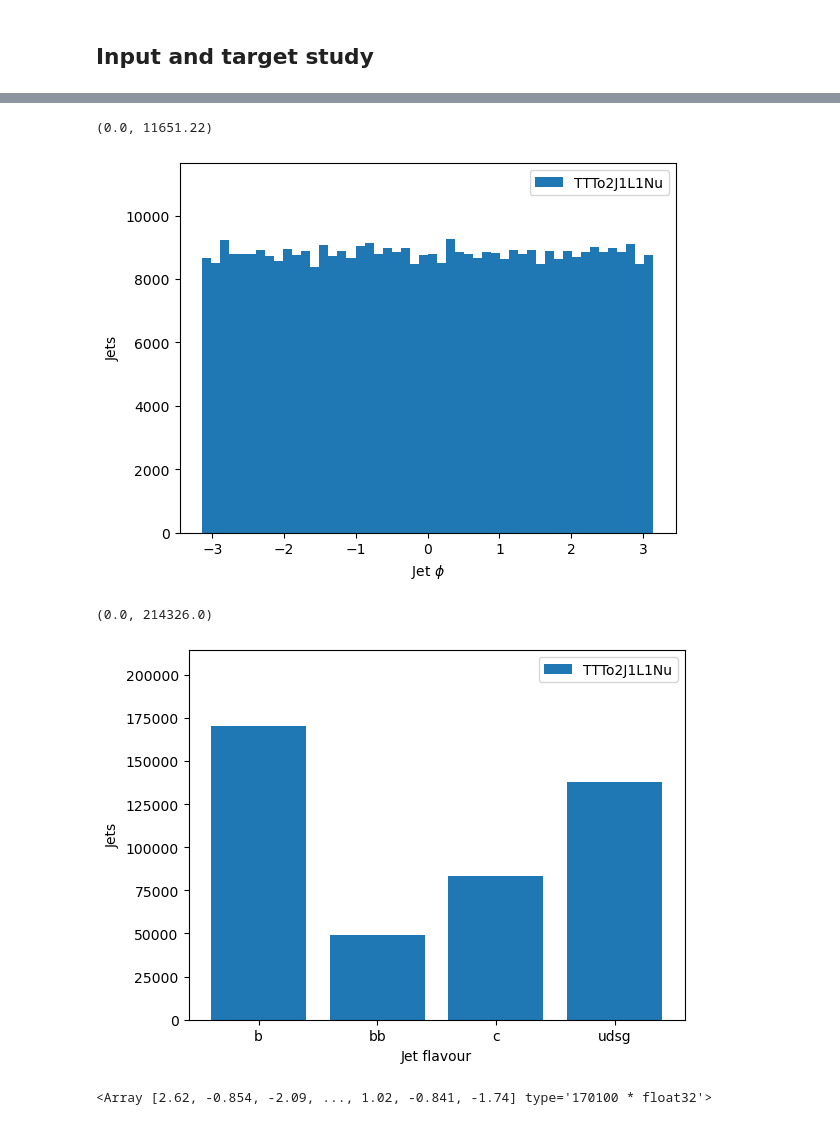
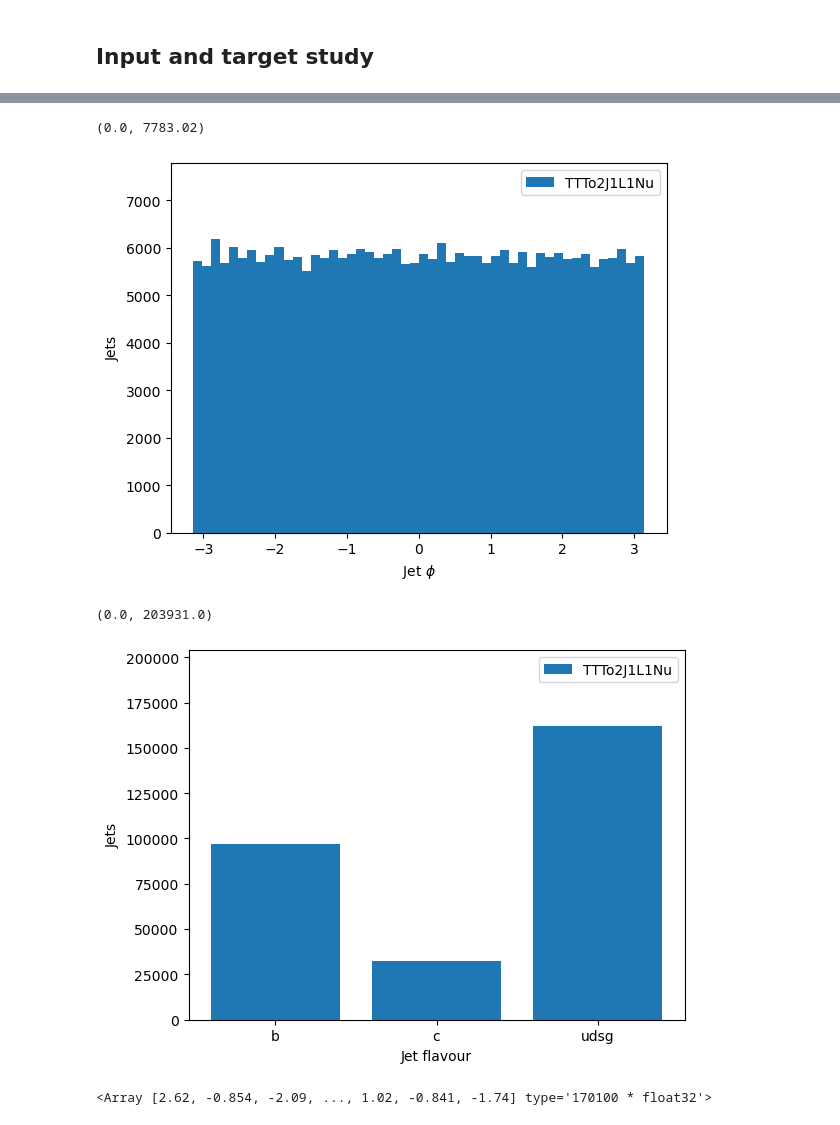
Before and after one commit to FNALLPC/tagging-short-exercise-das, a Jupyter notebook: notebooks/1-inputs-targets-tagger_outputs.ipynb, the cells around one changed output, grey strips where cells are left out. Saved outputs shown, nothing was run; the diff lists cells and outputs as text; code cells hidden in the pictures.

```diff
--- a/notebooks/1-inputs-targets-tagger_outputs.ipynb
+++ b/notebooks/1-inputs-targets-tagger_outputs.ipynb
@@ -23,0 +15,2 @@ filelist_TTToSemileptonic # we'll most likely only use the first one for this ex
+# %%
+filelist_TTToSemileptonic = glob("/eos/cms/store/group/phys_btag/HATS2024/TTtoLNu2Q_Run3Summer23NanoAODv12/*.root")
@@ -132,27 +117,27 @@ axes = plt.gca()
 y_lower, y_upper = axes.get_ylim()
 plt.ylim([y_lower, y_upper * 1.2])
 # %% [output]
-(0.0, 11651.22)
+(0.0, 7783.02)
-[figure, old version]
+[figure, new version]
 # %%
 # Your code for 1. here
 # %%
 # Hint for 2., using artificial flavour distribution as an example:
 rng = np.random.default_rng(seed = 42)
 def example_flavour(N):
-    flavour_samples = rng.choice(np.arange(4), size = N, p = [0.386, 0.111, 0.189, 0.314])
+    flavour_samples = rng.choice(np.arange(3), size = N, p = [0.333, 0.111, 0.556])
     return flavour_samples
 dummy_flavour = example_flavour(len(jet_phi))
-histo, bins = np.histogram(dummy_flavour, bins=np.arange(5))
-plt.bar(['b','bb','c','udsg'], histo, label='TTTo2J1L1Nu')
+histo, bins = np.histogram(dummy_flavour, bins=np.arange(4))
+plt.bar(['b','c','udsg'], histo, label='TTTo2J1L1Nu')
 plt.xlabel(r'Jet flavour')
 plt.ylabel(r'Jets')
 plt.legend()
 axes = plt.gca()
 y_lower, y_upper = axes.get_ylim()
 plt.ylim([y_lower, y_upper * 1.2])
 # %% [output]
-(0.0, 214326.0)
+(0.0, 203931.0)
-[figure, old version]
+[figure, new version]
 # %%
 # Now your turn to plot the distribution from the sample and answer question 2 here
```
Also changed, not shown: parts of 16 cells of this notebook, 2 other files.
